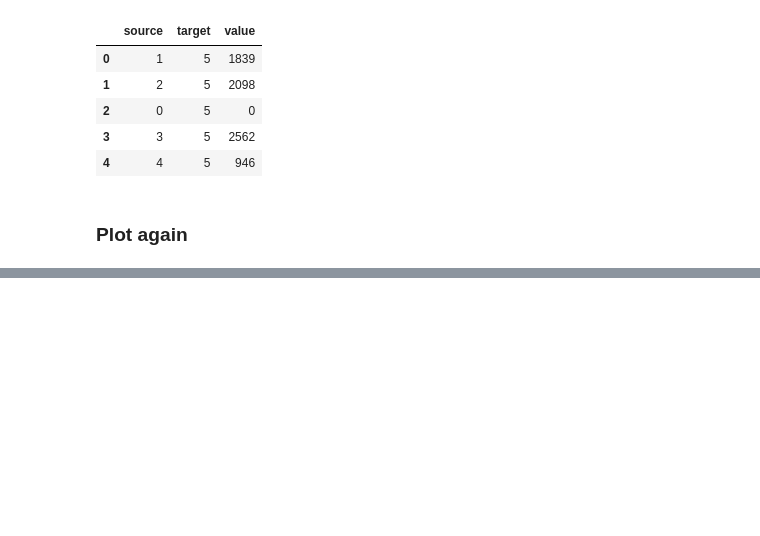
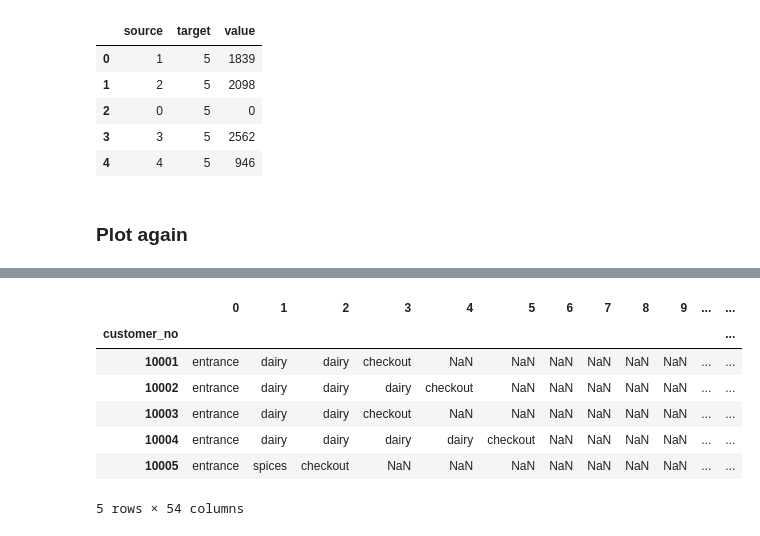
Before and after one commit to yotkadata/simulation_project, a Jupyter notebook: sankey.ipynb, the cells around one changed output, grey strips where cells are left out. Cells and saved outputs as stored; diff of their text form; code cells hidden in the pictures; blank space fills up the shorter version.

Commit message:
Added sankey for steps

```diff
--- a/sankey.ipynb
+++ b/sankey.ipynb
@@ -103,0 +106,3 @@ fig.show()
+# %%
+df = pd.read_csv("data/data_clean.csv", index_col=[0])
+df
@@ -103,0 +123,15 @@ fig.show()
+# %%
+# Change the shape of the dataframe to get one column for each step
+# https://stackoverflow.com/a/35024259
+df_steps = df.groupby("customer_no")["location"].apply(lambda x: pd.Series(x.values)).unstack().copy()
+# %%
+df_steps.head()
+# %% [output]
+|  | 0 | 1 | 2 | 3 | 4 | 5 | 6 | 7 | 8 | 9 | ... | ... |
+| customer_no |  |  |  |  |  |  |  |  |  |  |  | ... |
+| 10001 | entrance | dairy | dairy | checkout | NaN | NaN | NaN | NaN | NaN | NaN | ... | ... |
+| 10002 | entrance | dairy | dairy | dairy | checkout | NaN | NaN | NaN | NaN | NaN | ... | ... |
+| 10003 | entrance | dairy | dairy | checkout | NaN | NaN | NaN | NaN | NaN | NaN | ... | ... |
+| 10004 | entrance | dairy | dairy | dairy | dairy | checkout | NaN | NaN | NaN | NaN | ... | ... |
+| 10005 | entrance | spices | checkout | NaN | NaN | NaN | NaN | NaN | NaN | NaN | ... | ... |
+5 rows × 54 columns
```
Also changed, not shown: parts of 11 cells of this notebook.
